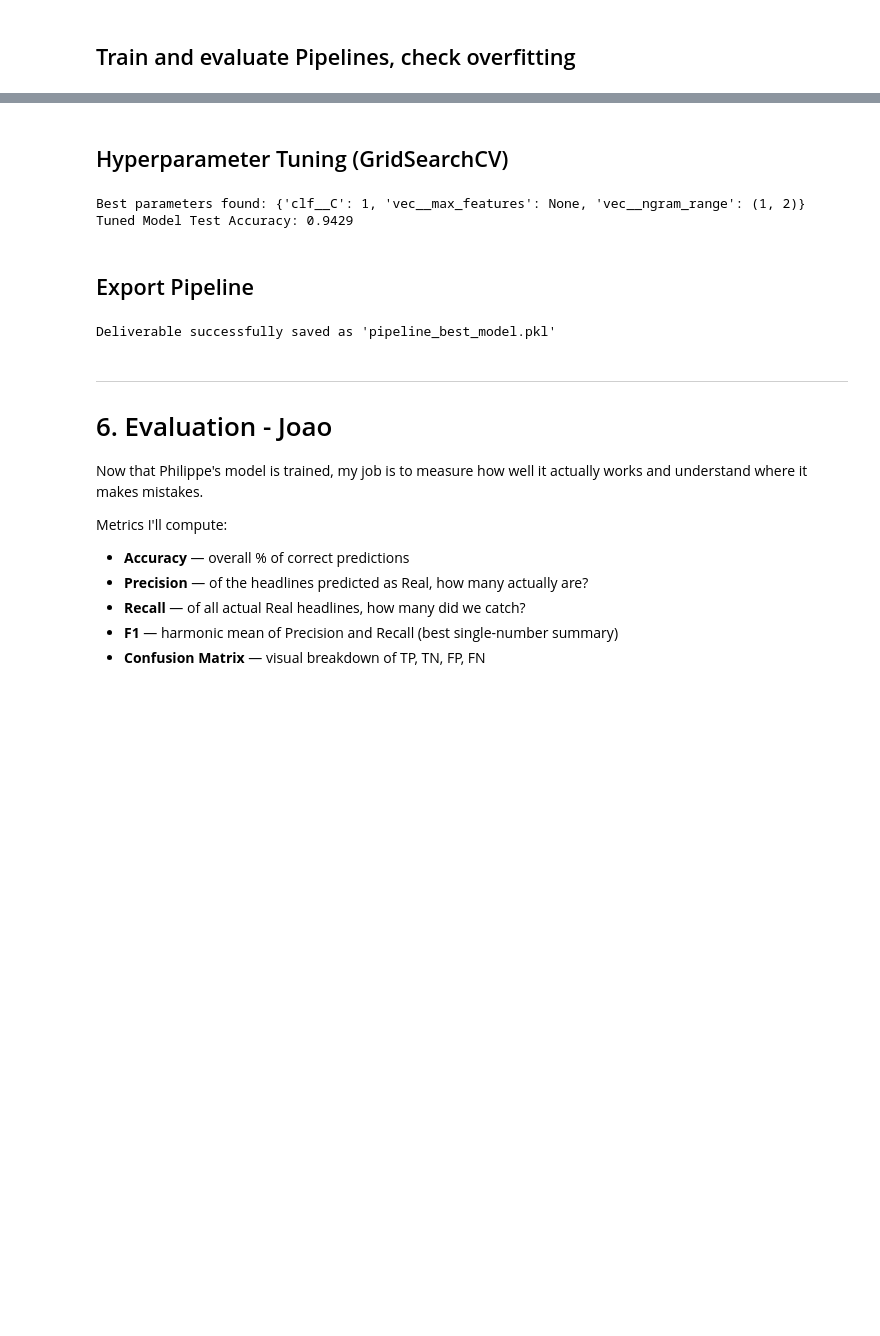
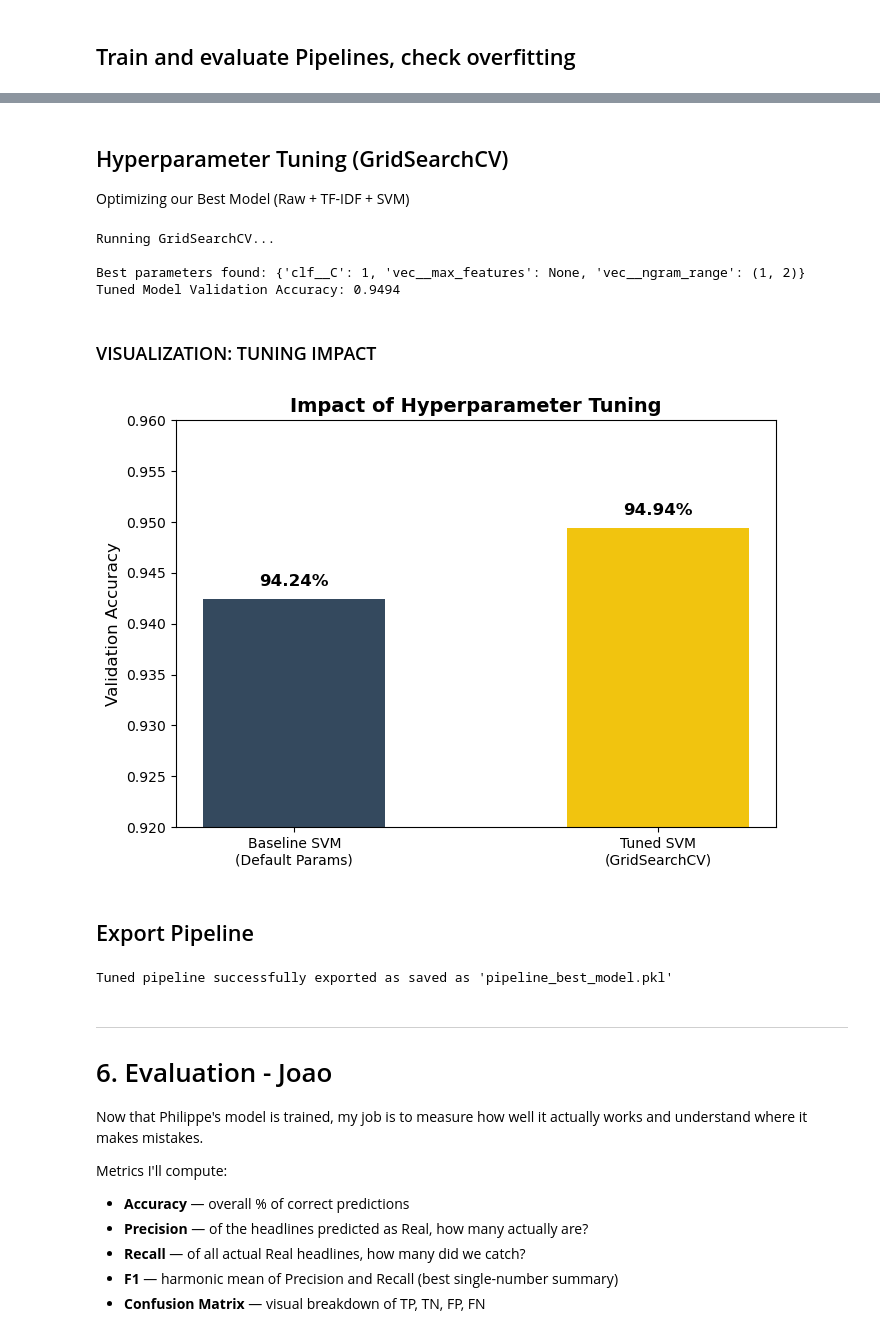
Before and after one commit to sabeurzarai/fake-news-detection-nlp, a Jupyter notebook: main.ipynb, the cells around one changed output, grey strips where cells are left out. Cells and saved outputs as stored; diff of their text form; code cells hidden in the pictures; blank space fills up the shorter version.

```diff
--- a/main.ipynb
+++ b/main.ipynb
@@ -363,6 +341,8 @@ Testing combinations pipelines (Checking Train vs Test Accuracy)...
 # %% [markdown]
 ## Hyperparameter Tuning (GridSearchCV)
+Optimizing our Best Model (Raw + TF-IDF + SVM)
 # %%
+# Define the grid search on the best configuration (Cleaned text + TF-IDF + SVM)
 pipe_to_tune = Pipeline([
     ("vec", TfidfVectorizer()),
     ("clf", LinearSVC(random_state=42))
@@ -374,29 +354,63 @@ param_grid = {
     'clf__C': [0.01, 0.05, 0.1, 0.5, 1, 10]
 }
 
+print("Running GridSearchCV...")
 grid_search = GridSearchCV(pipe_to_tune, param_grid, cv=5, scoring='accuracy', n_jobs=-1)
-grid_search.fit(X_train, y_train)
+grid_search.fit(Xraw_train, y_train)
 
-tuned_test_acc = accuracy_score(y_test, grid_search.predict(X_test))
+# Extract Scores
+tuned_test_acc = accuracy_score(y_test, grid_search.predict(Xraw_test))
 
-print(f"Best parameters found: {grid_search.best_params_}")
-print(f"Tuned Model Test Accuracy: {tuned_test_acc:.4f}")
+print(f"\nBest parameters found: {grid_search.best_params_}")
+print(f"Tuned Model Validation Accuracy: {tuned_test_acc:.4f}")
 
-final_best_model = grid_search.best_estimator_
+# Recalculate baseline for the graph comparison
+baseline_pipe = Pipeline([("vec", TfidfVectorizer()), ("clf", LinearSVC(random_state=42))])
+baseline_pipe.fit(Xraw_train, y_train)
+baseline_acc = accuracy_score(y_test, baseline_pipe.predict(Xraw_test))
 # %% [output]
+Running GridSearchCV...
+
 Best parameters found: {'clf__C': 1, 'vec__max_features': None, 'vec__ngram_range': (1, 2)}
-Tuned Model Test Accuracy: 0.9429
+Tuned Model Validation Accuracy: 0.9494
+# %% [markdown]
+### VISUALIZATION: TUNING IMPACT
+# %%
+fig, ax = plt.subplots(figsize=(7, 5))
+
+# Create bars
+bars = ax.bar(['Baseline SVM\n(Default Params)', 'Tuned SVM\n(GridSearchCV)'],
+              [baseline_acc, tuned_test_acc],
+              color=['#34495e', '#f1c40f'],
+              width=0.5)
+
+ax.set_ylim(0.92, 0.96)
+ax.set_ylabel('Validation Accuracy', fontsize=12)
+ax.set_title('Impact of Hyperparameter Tuning', fontsize=14, fontweight='bold')
+
+# Percentages on top of the bars
+for bar in bars:
+    yval = bar.get_height()
+    ax.text(bar.get_x() + bar.get_width()/2, yval + 0.001, f"{yval*100:.2f}%",
+            ha='center', va='bottom', fontweight='bold', fontsize=12)
+
+plt.tight_layout()
+plt.savefig('group1_tuning_impact.png', dpi=150)
+plt.show()
+# %% [output]
+[figure, added]
 # %% [markdown]
 ## Export Pipeline
 # %%
+final_best_model = grid_search.best_estimator_
 output_filename = 'pipeline_best_model.pkl'
 
 with open(output_filename, 'wb') as file:
     pickle.dump(final_best_model, file)
 
-print(f"\nDeliverable successfully saved as '{output_filename}'")
+print(f"\nTuned pipeline successfully exported as saved as '{output_filename}'")
 # %% [output]
-Deliverable successfully saved as 'pipeline_best_model.pkl'
+Tuned pipeline successfully exported as saved as 'pipeline_best_model.pkl'
 # %% [markdown]
 ---
 # 6. Evaluation - Joao
```
Also changed, not shown: parts of 9 cells of this notebook, 3 other files.
